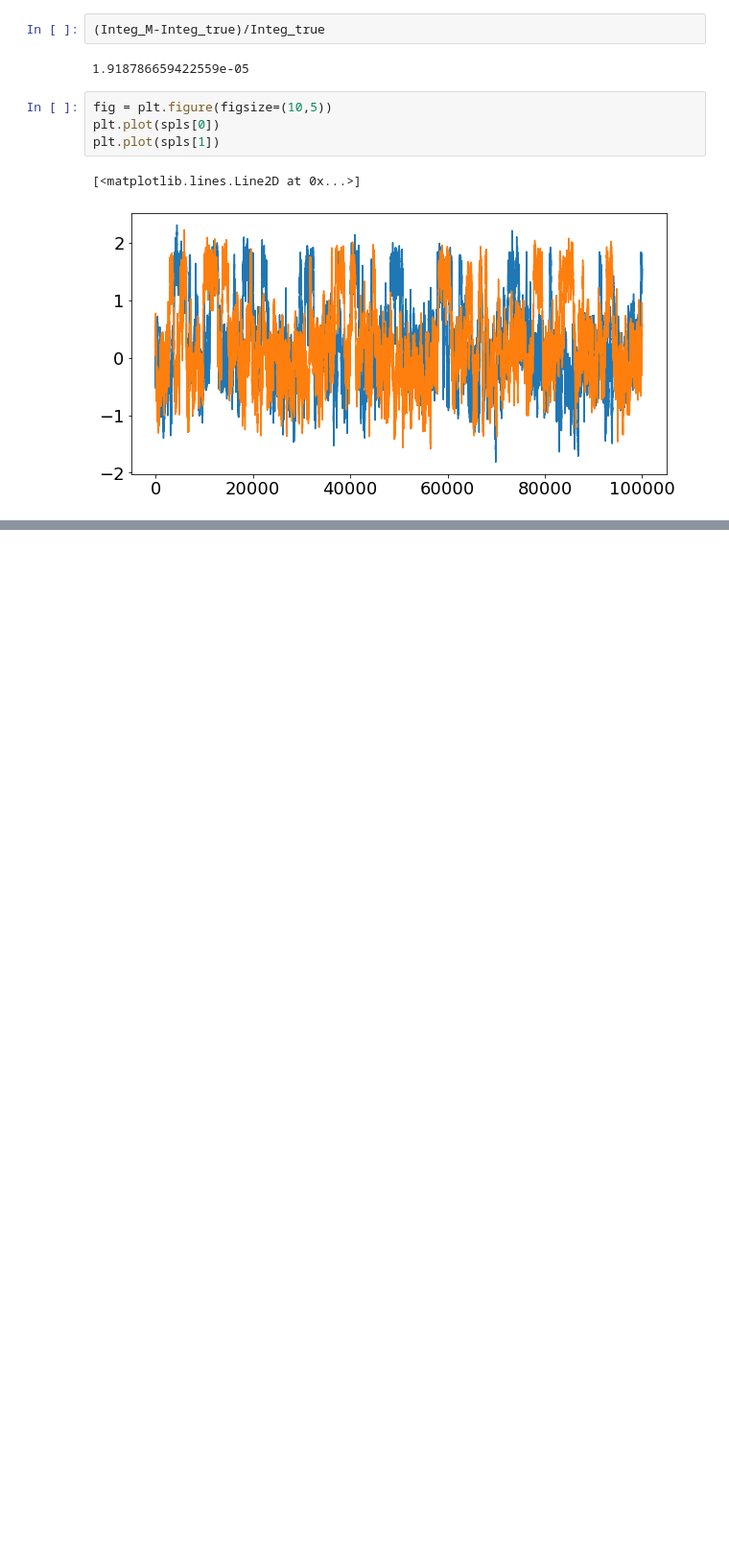
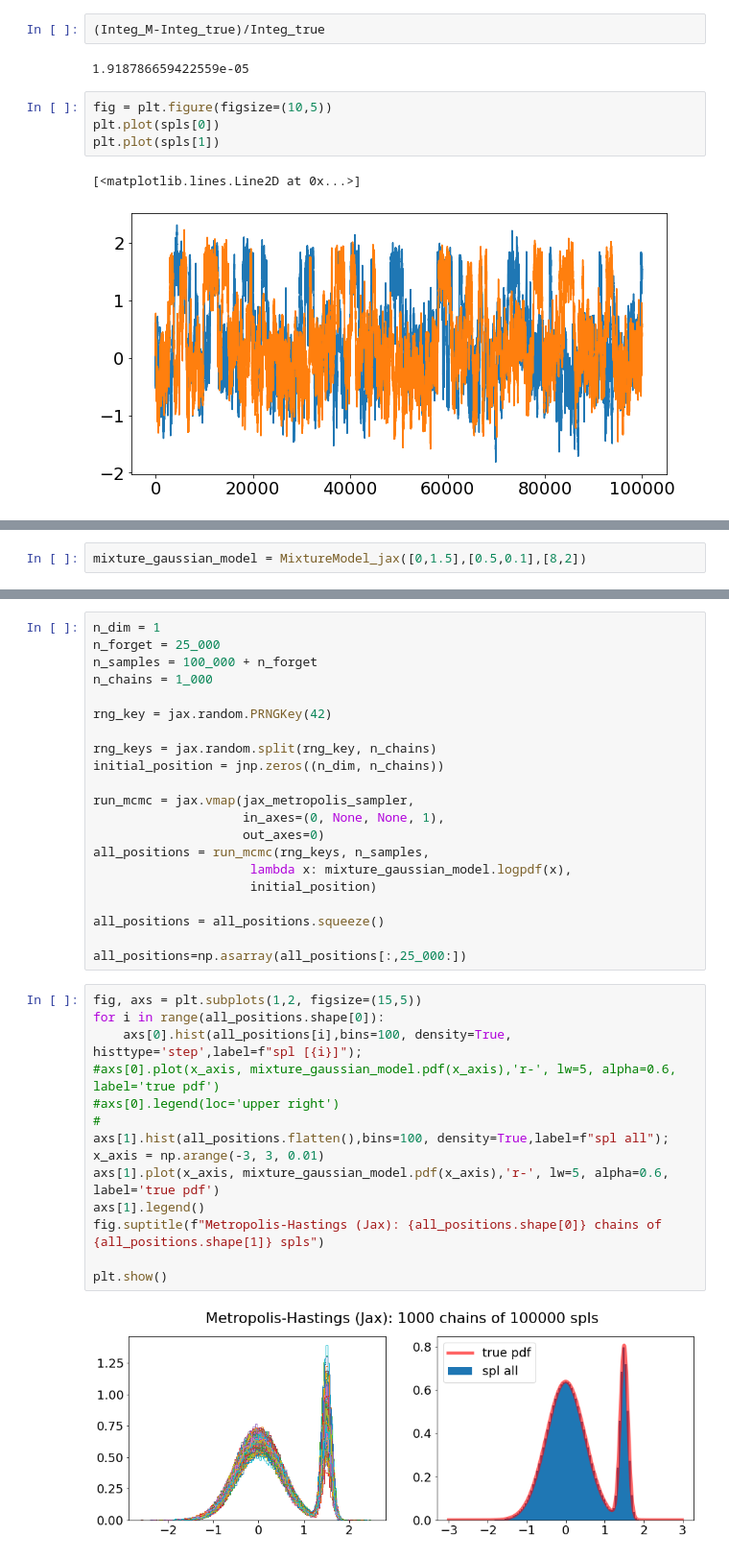
Before and after one commit to sylvielsstfr/jax-demo, a Jupyter notebook: demoMCsampling.ipynb, the cells around one changed output, grey strips where cells are left out. Shown at 96% size. Saved outputs shown, nothing was run; the diff lists cells and outputs as text; blank space fills up the shorter version.

```diff
--- a/demoMCsampling.ipynb
+++ b/demoMCsampling.ipynb
@@ -634,0 +664,2 @@ plt.plot(spls[1])
+# %%
+mixture_gaussian_model = MixtureModel_jax([0,1.5],[0.5,0.1],[8,2])
@@ -634,0 +739,37 @@ plt.plot(spls[1])
+# %%
+n_dim = 1
+n_forget = 25_000
+n_samples = 100_000 + n_forget
+n_chains = 1_000
+
+rng_key = jax.random.PRNGKey(42)
+
+rng_keys = jax.random.split(rng_key, n_chains)
+initial_position = jnp.zeros((n_dim, n_chains))
+
+run_mcmc = jax.vmap(jax_metropolis_sampler,
+                    in_axes=(0, None, None, 1),
+                    out_axes=0)
+all_positions = run_mcmc(rng_keys, n_samples,
+                     lambda x: mixture_gaussian_model.logpdf(x),
+                     initial_position)
+
+all_positions = all_positions.squeeze()
+
+all_positions=np.asarray(all_positions[:,25_000:])
+# %%
+fig, axs = plt.subplots(1,2, figsize=(15,5))
+for i in range(all_positions.shape[0]):
+    axs[0].hist(all_positions[i],bins=100, density=True, histtype='step',label=f"spl [{i}]");
+#axs[0].plot(x_axis, mixture_gaussian_model.pdf(x_axis),'r-', lw=5, alpha=0.6, label='true pdf')
+#axs[0].legend(loc='upper right')
+#
+axs[1].hist(all_positions.flatten(),bins=100, density=True,label=f"spl all");
+x_axis = np.arange(-3, 3, 0.01)
+axs[1].plot(x_axis, mixture_gaussian_model.pdf(x_axis),'r-', lw=5, alpha=0.6, label='true pdf')
+axs[1].legend()
+fig.suptitle(f"Metropolis-Hastings (Jax): {all_positions.shape[0]} chains of {all_positions.shape[1]} spls")
+
+plt.show()
+# %% [output]
+[figure, added]
```
Also changed, not shown: parts of 22 cells of this notebook.
